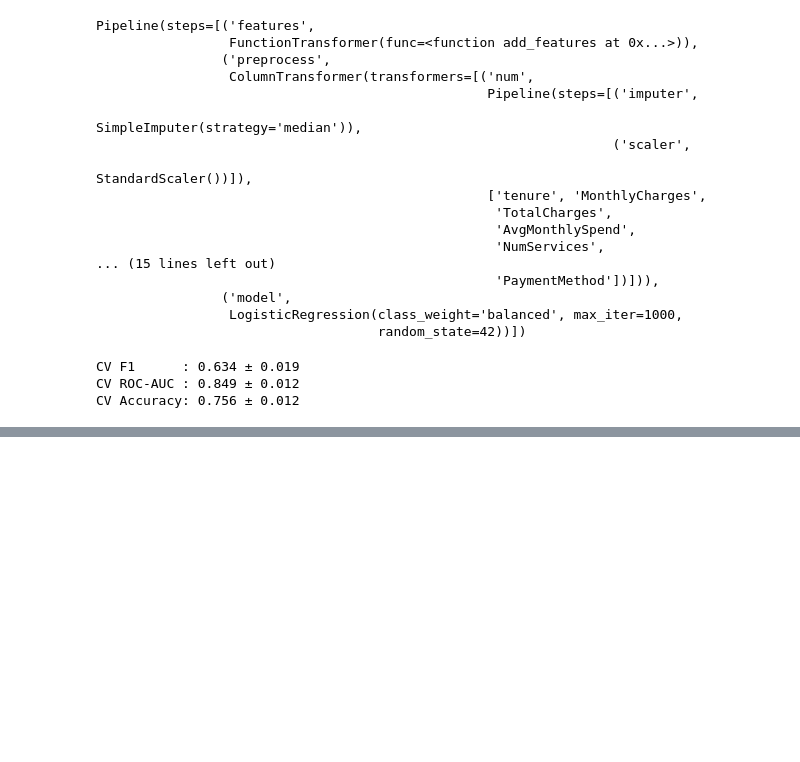
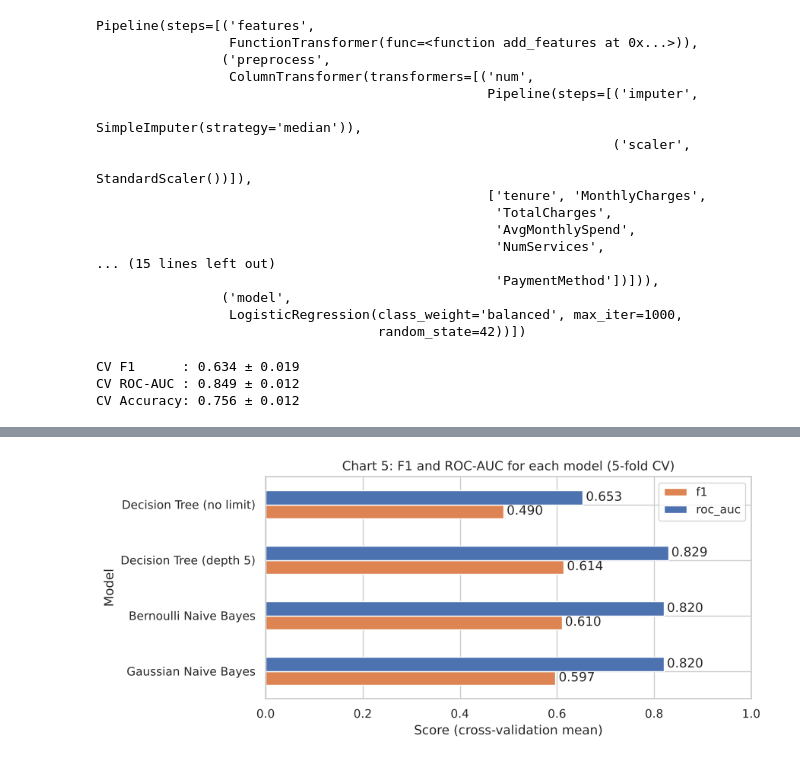
Before and after one commit to 70149418-ops/ml-churn-prediction, a Jupyter notebook: ML_Project_Churn.ipynb, the cells around one changed output, grey strips where cells are left out. Drawn from its saved outputs; the diff is of its cells as text; code cells hidden in the pictures; blank space fills up the shorter version.

Commit message:
Part 2: Naive Bayes vs Decision Tree

```diff
--- a/ML_Project_Churn.ipynb
+++ b/ML_Project_Churn.ipynb
@@ -304,0 +315,21 @@ weighted avg       0.80      0.74      0.76      1409
+# %%
+# Models and pipelines:
+# Naive Bayes needs a dense matrix, so the one-hot encoder outputs dense data here
+dense_preprocessor = clone(preprocessor).set_params(cat__onehot__sparse_output=False)
+
+def make_model_pipeline(model):
+    return Pipeline([
+        ("features", feature_maker),
+        ("preprocess", clone(dense_preprocessor)),
+        ("model", model),
+    ])
+
+models = {
+    "Gaussian Naive Bayes": GaussianNB(),
+    "Bernoulli Naive Bayes": BernoulliNB(),
+    "Decision Tree (depth 5)": DecisionTreeClassifier(max_depth=5, min_samples_leaf=20,
+                                                       class_weight="balanced", random_state=RANDOM_STATE),
+    "Decision Tree (no limit)": DecisionTreeClassifier(class_weight="balanced", random_state=RANDOM_STATE),
+}
+pipelines = {name: make_model_pipeline(m) for name, m in models.items()}
+list(pipelines)
@@ -304,0 +415,15 @@ weighted avg       0.80      0.74      0.76      1409
+# %%
+# Cross validation (5-fold stratified):
+scoring = ["accuracy", "precision", "recall", "f1", "roc_auc"]
+cv_rows = []
+for name, pipe in pipelines.items():
+    s = cross_validate(pipe, X_train, y_train, cv=cv, scoring=scoring, return_train_score=True)
+    row = {"Model": name}
+    for m in scoring:
+        row[m] = s[f"test_{m}"].mean()
+    row["F1 std"] = s["test_f1"].std()
+    row["Train F1"] = s["train_f1"].mean()
+    cv_rows.append(row)
+
+cv_results = pd.DataFrame(cv_rows).set_index("Model").round(3)
+cv_results
@@ -304,0 +437,10 @@ weighted avg       0.80      0.74      0.76      1409
+# %%
+# Chart 5
+ax = cv_results[["f1", "roc_auc"]].plot(kind="barh", figsize=(9, 4), color=["#DD8452", "#4C72B0"])
+ax.set_xlim(0, 1); ax.set_xlabel("Score (cross-validation mean)")
+ax.set_title("Chart 5: F1 and ROC-AUC for each model (5-fold CV)")
+for c in ax.containers:
+    ax.bar_label(c, fmt="%.3f", padding=3)
+plt.tight_layout(); plt.show()
+# %% [output]
+[figure, added]
```
Also changed, not shown: parts of 19 cells of this notebook, 1 other file.
